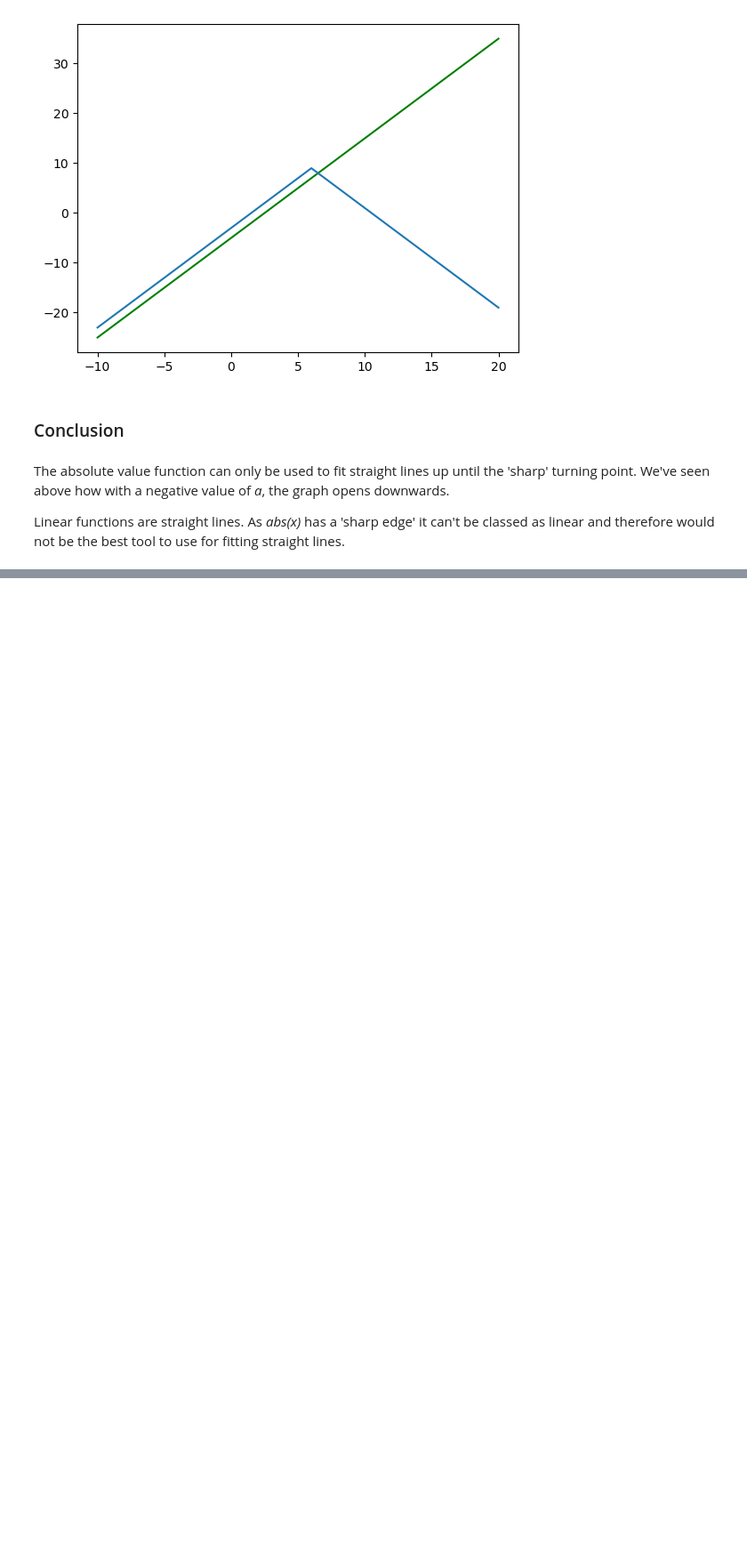
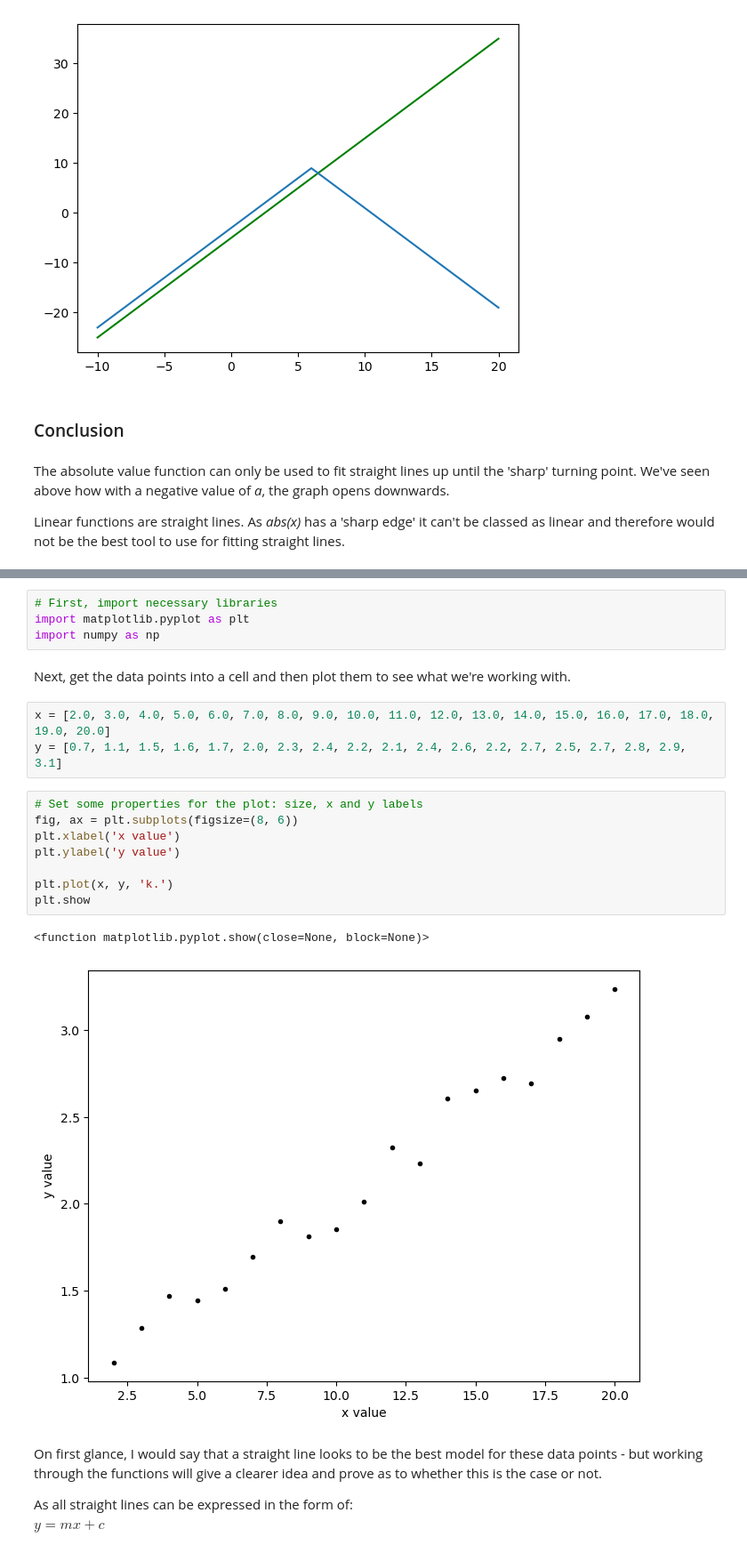
Before and after one commit to fabiofabrizi/ML-and-Stats-Portfolio, a Jupyter notebook: Assessments/02-models-exercise.ipynb, the cells around one changed output, grey strips where cells are left out. Shown at 89% size. Saved outputs shown, nothing was run; the diff lists cells and outputs as text; blank space fills up the shorter version.

Commit message:
Worked through the exercise for this week using scipy methods

```diff
--- a/Assessments/02-models-exercise.ipynb
+++ b/Assessments/02-models-exercise.ipynb
@@ -319,0 +334,25 @@ As *abs(x)* has a 'sharp edge' it can't be classed as linear and therefore would
+# %%
+# First, import necessary libraries
+import matplotlib.pyplot as plt
+import numpy as np
+# %% [markdown]
+Next, get the data points into a cell and then plot them to see what we're working with.
+# %%
+x = [2.0, 3.0, 4.0, 5.0, 6.0, 7.0, 8.0, 9.0, 10.0, 11.0, 12.0, 13.0, 14.0, 15.0, 16.0, 17.0, 18.0, 19.0, 20.0]
+y = [0.7, 1.1, 1.5, 1.6, 1.7, 2.0, 2.3, 2.4, 2.2, 2.1, 2.4, 2.6, 2.2, 2.7, 2.5, 2.7, 2.8, 2.9, 3.1]
+# %%
+# Set some properties for the plot: size, x and y labels
+fig, ax = plt.subplots(figsize=(8, 6))
+plt.xlabel('x value')
+plt.ylabel('y value')
+
+plt.plot(x, y, 'k.')
+plt.show
+# %% [output]
+<function matplotlib.pyplot.show(close=None, block=None)>
+[figure, added]
+# %% [markdown]
+On first glance, I would say that a straight line looks to be the best model for these data points - but working through the functions will give a clearer idea and prove as to whether this is the case or not.
+
+As all straight lines can be expressed in the form of:<br>
+$y = mx + c$
```
Also changed, not shown: parts of 36 cells of this notebook.
